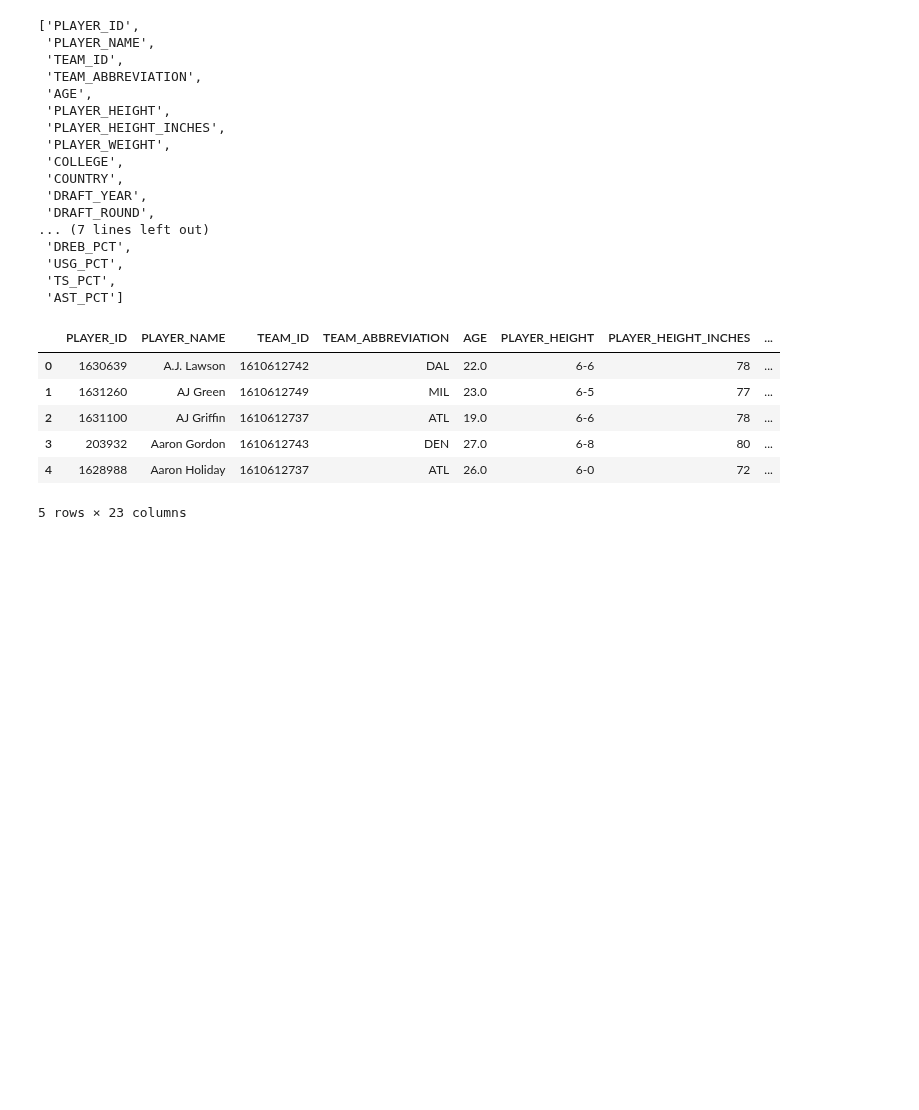
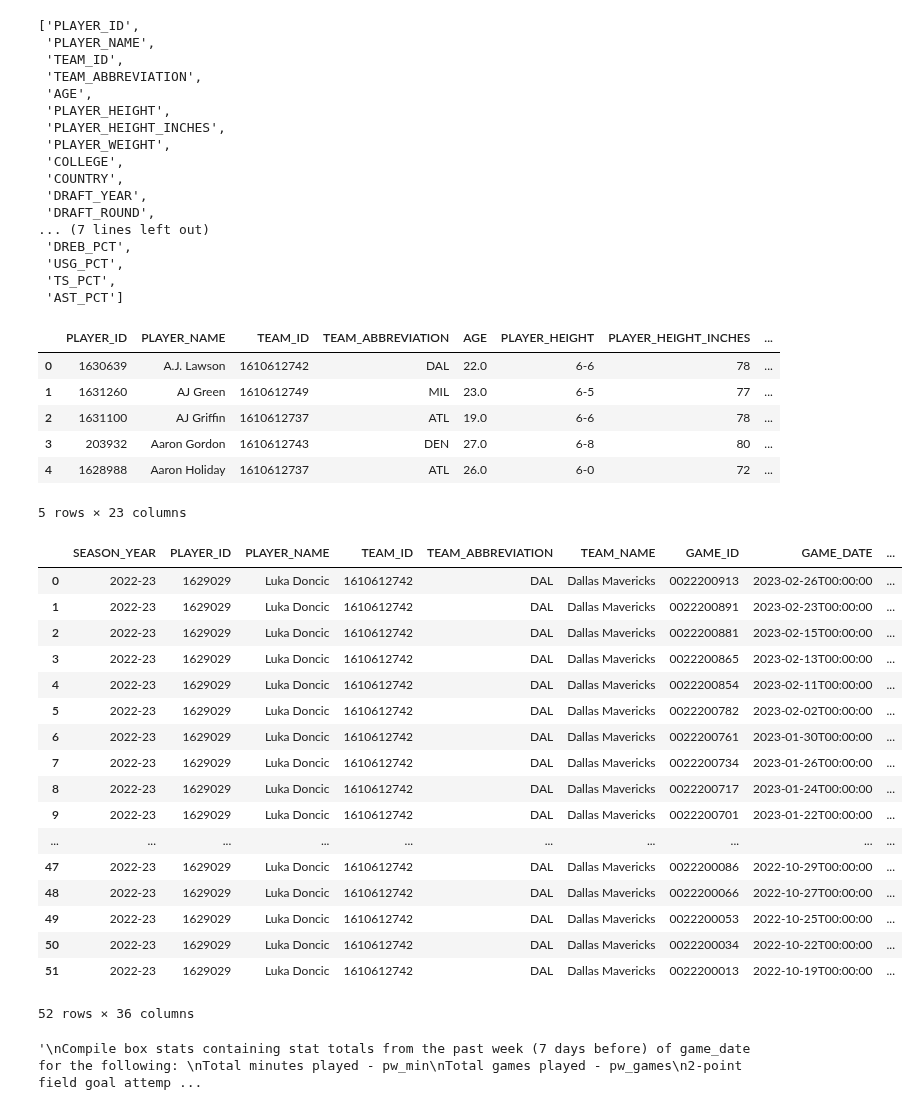
Before and after one commit to NadeemPatel2019/MSDS-456-final-project, a Jupyter notebook: nba_com_player_box_stats_scraping.ipynb, the cells around one changed output. Drawn from its saved outputs; the diff is of its cells as text; code cells hidden in the pictures; blank space fills up the shorter version.

```diff
--- a/nba_com_player_box_stats_scraping.ipynb
+++ b/nba_com_player_box_stats_scraping.ipynb
@@ -190,6 +279,6 @@ plyr_advanced_df.head()
 # %%
 # example 2022-23 (Season=2022-23) player game logs/box stats (https://stats.nba.com/stats/playergamelogs/playergamelogs): Luka Doncic (PlayerID=1629029) - Basic (MeasureType=Misc)
-plyr_misc_url = 'https://stats.nba.com/stats/playergamelogs?DateFrom=&DateTo=&GameSegment=&LastNGames=0&LeagueID=00&Location=&MeasureType=Misc&Month=0&OppTeamID=0&OpponentTeamID=0&Outcome=&PORound=0&PaceAdjust=N&PerMode=Totals&Period=0&PlayerID=1629029&PlusMinus=N&Rank=N&Season=2022-23&SeasonSegment=&SeasonType=Regular%20Season&ShotClockRange=&TeamID=&VsConference=&VsDivision='
+plyr_misc_url = 'https://stats.nba.com/stats/playergamelogs?DateFrom=&DateTo=&GameSegment=&LastNGames=0&LeagueID=00&Location=&MeasureType=Misc&Month=0&OppTeamID=0&OpponentTeamID=0&Outcome=&PORound=0&PaceAdjust=N&PerMode=Totals&Period=0&PlayerID='+str(player_id)+'&PlusMinus=N&Rank=N&Season=2022-23&SeasonSegment=&SeasonType=Regular%20Season&ShotClockRange=&TeamID=&VsConference=&VsDivision='
 plyr_misc_response = requests.get(url=plyr_misc_url, headers=headers).json()
 plyr_misc_headers = plyr_misc_response['resultSets'][0]['headers']
 plyr_misc_data = plyr_misc_response['resultSets'][0]['rowSet']
@@ -263,0 +345,4 @@ plyr_scor_df.head()
+# %%
+plyr_scor_headers_subset = ['PCT_PTS_2PT_MR']
+plyr_scor_df_subset = plyr_scor_df[plyr_scor_headers_subset]
+plyr_scor_df_subset.head()
@@ -385,3 +466,61 @@ plyrs_bio_df.head()
 | 3 | 203932 | Aaron Gordon | 1610612743 | DEN | 27.0 | 6-8 | 80 | ... |
 | 4 | 1628988 | Aaron Holiday | 1610612737 | ATL | 26.0 | 6-0 | 72 | ... |
 5 rows × 23 columns
+# %%
+plyr_box_stats_df = pd.concat([plyr_base_df_subset,
+                               plyr_advanced_df_subset,
+                               plyr_misc_df_subset,
+                               plyr_scor_df_subset], axis=1)
+
+num_box_stats = plyr_box_stats_df.shape[0]
+
+player_bio = plyrs_bio_df.loc[plyrs_bio_df['PLAYER_ID'] == player_id]
+
+# cannot find player birthday info on NBA.com
+# subtract age by one when going back single NBA season; this is the work-around for now
+player_age = [int(player_bio.iloc[0]['AGE'])] * num_box_stats
+plyr_box_stats_df['AGE'] = player_age
+
+player_height = [player_bio.iloc[0]['PLAYER_HEIGHT_INCHES']] * num_box_stats
+plyr_box_stats_df['PLAYER_HEIGHT_INCHES'] = player_height
+
+player_weight = [player_bio.iloc[0]['PLAYER_WEIGHT']] * num_box_stats
+plyr_box_stats_df['PLAYER_WEIGHT'] = player_weight
+# %%
+fg_attr = ['FGM','FGA','FG3M','FG3A','FTM','FTA','PTS','PTS_PAINT','PCT_PTS_2PT_MR']
+
+fgm_paint_list = []
+fgm_mr_list = []
+for x in range(0, num_box_stats):
+    game_stats = plyr_box_stats_df.iloc[x][fg_attr]
+    fgm_paint = game_stats['PTS_PAINT']/2
+    fgm_2p = game_stats['FGM'] - game_stats['FG3M']
+    fgm_mr = fgm_2p - fgm_paint
+    fgm_paint_list.append(int(fgm_paint))
+    fgm_mr_list.append(int(fgm_mr))
+
+# note: cannot find 2PT Mid-range FG attempts in player box scores at NBA.com;
+# will use 2PT mid-range and in-the-paint made FG for now
+plyr_box_stats_df['FGM_PAINT'] = fgm_paint_list
+plyr_box_stats_df['FGM_2PT_MR'] = fgm_mr_list
+# %%
+plyr_box_stats_df
+# %% [output]
+|  | SEASON_YEAR | PLAYER_ID | PLAYER_NAME | TEAM_ID | TEAM_ABBREVIATION | TEAM_NAME | GAME_ID | GAME_DATE | ... |
+| 0 | 2022-23 | 1629029 | Luka Doncic | 1610612742 | DAL | Dallas Mavericks | 0022200913 | 2023-02-26T00:00:00 | ... |
+| 1 | 2022-23 | 1629029 | Luka Doncic | 1610612742 | DAL | Dallas Mavericks | 0022200891 | 2023-02-23T00:00:00 | ... |
+| 2 | 2022-23 | 1629029 | Luka Doncic | 1610612742 | DAL | Dallas Mavericks | 0022200881 | 2023-02-15T00:00:00 | ... |
+| 3 | 2022-23 | 1629029 | Luka Doncic | 1610612742 | DAL | Dallas Mavericks | 0022200865 | 2023-02-13T00:00:00 | ... |
+| 4 | 2022-23 | 1629029 | Luka Doncic | 1610612742 | DAL | Dallas Mavericks | 0022200854 | 2023-02-11T00:00:00 | ... |
+| 5 | 2022-23 | 1629029 | Luka Doncic | 1610612742 | DAL | Dallas Mavericks | 0022200782 | 2023-02-02T00:00:00 | ... |
+| 6 | 2022-23 | 1629029 | Luka Doncic | 1610612742 | DAL | Dallas Mavericks | 0022200761 | 2023-01-30T00:00:00 | ... |
+| 7 | 2022-23 | 1629029 | Luka Doncic | 1610612742 | DAL | Dallas Mavericks | 0022200734 | 2023-01-26T00:00:00 | ... |
+| 8 | 2022-23 | 1629029 | Luka Doncic | 1610612742 | DAL | Dallas Mavericks | 0022200717 | 2023-01-24T00:00:00 | ... |
+| 9 | 2022-23 | 1629029 | Luka Doncic | 1610612742 | DAL | Dallas Mavericks | 0022200701 | 2023-01-22T00:00:00 | ... |
+| ... | ... | ... | ... | ... | ... | ... | ... | ... | ... |
+| 47 | 2022-23 | 1629029 | Luka Doncic | 1610612742 | DAL | Dallas Mavericks | 0022200086 | 2022-10-29T00:00:00 | ... |
+| 48 | 2022-23 | 1629029 | Luka Doncic | 1610612742 | DAL | Dallas Mavericks | 0022200066 | 2022-10-27T00:00:00 | ... |
+| 49 | 2022-23 | 1629029 | Luka Doncic | 1610612742 | DAL | Dallas Mavericks | 0022200053 | 2022-10-25T00:00:00 | ... |
+| 50 | 2022-23 | 1629029 | Luka Doncic | 1610612742 | DAL | Dallas Mavericks | 0022200034 | 2022-10-22T00:00:00 | ... |
+| 51 | 2022-23 | 1629029 | Luka Doncic | 1610612742 | DAL | Dallas Mavericks | 0022200013 | 2022-10-19T00:00:00 | ... |
+52 rows × 36 columns
@@ -387,0 +552,14 @@ plyrs_bio_df.head()
+# %%
+'''
+Compile box stats containing stat totals from the past week (7 days before) of game_date for the following:
+Total minutes played - pw_min
+Total games played - pw_games
+2-point field goal attempts - pw_fg2a
+3-point field goal attempts - pw_gf3a
+Blocks - pw_blk
+Rebounds - pw_reb (need offensive/defensive rebounds…?)
+Personal fouls - pw_pf
+Assists - pw_ast
+'''
+# %% [output]
+'\nCompile box stats containing stat totals from the past week (7 days before) of game_date for the following: \nTotal minutes played - pw_min\nTotal games played - pw_games\n2-point field goal attemp ...
```
Also changed, not shown: parts of 38 cells of this notebook, 2 other files.
